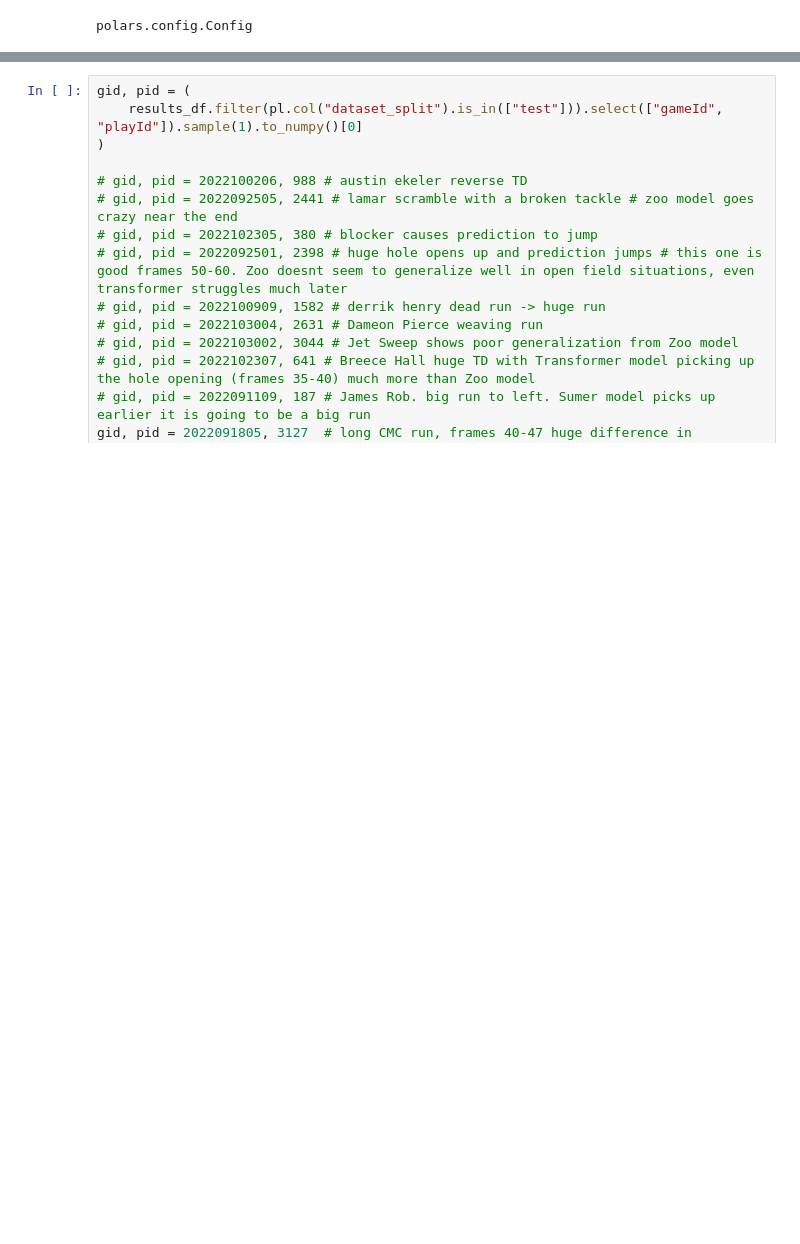
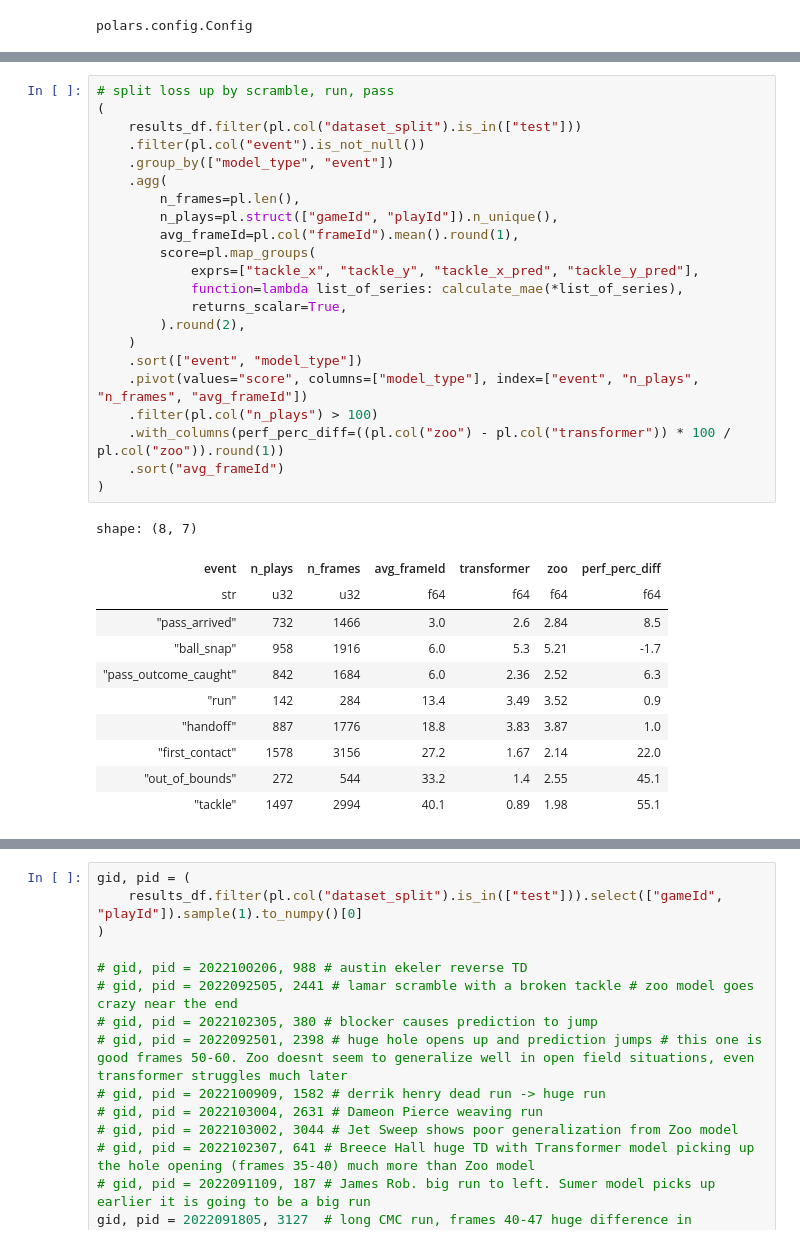
Before and after one commit to SumerSports/SportsTrackingTransformer, a Jupyter notebook: results/results_analysis.ipynb, the cells around one changed output, grey strips where cells are left out. Cells and saved outputs as stored; diff of their text form; blank space fills up the shorter version.

```diff
--- a/results/results_analysis.ipynb
+++ b/results/results_analysis.ipynb
@@ -139 +141,35 @@ shape: (5, 5)
+# %%
+# split loss up by scramble, run, pass
+(
+    results_df.filter(pl.col("dataset_split").is_in(["test"]))
+    .filter(pl.col("event").is_not_null())
+    .group_by(["model_type", "event"])
+    .agg(
+        n_frames=pl.len(),
+        n_plays=pl.struct(["gameId", "playId"]).n_unique(),
+        avg_frameId=pl.col("frameId").mean().round(1),
+        score=pl.map_groups(
+            exprs=["tackle_x", "tackle_y", "tackle_x_pred", "tackle_y_pred"],
+            function=lambda list_of_series: calculate_mae(*list_of_series),
+            returns_scalar=True,
+        ).round(2),
+    )
+    .sort(["event", "model_type"])
+    .pivot(values="score", columns=["model_type"], index=["event", "n_plays", "n_frames", "avg_frameId"])
+    .filter(pl.col("n_plays") > 100)
+    .with_columns(perf_perc_diff=((pl.col("zoo") - pl.col("transformer")) * 100 / pl.col("zoo")).round(1))
+    .sort("avg_frameId")
+)
+# %% [output]
+shape: (8, 7)
+| event | n_plays | n_frames | avg_frameId | transformer | zoo | perf_perc_diff |
+| str | u32 | u32 | f64 | f64 | f64 | f64 |
+| "pass_arrived" | 732 | 1466 | 3.0 | 2.6 | 2.84 | 8.5 |
+| "ball_snap" | 958 | 1916 | 6.0 | 5.3 | 5.21 | -1.7 |
+| "pass_outcome_caught" | 842 | 1684 | 6.0 | 2.36 | 2.52 | 6.3 |
+| "run" | 142 | 284 | 13.4 | 3.49 | 3.52 | 0.9 |
+| "handoff" | 887 | 1776 | 18.8 | 3.83 | 3.87 | 1.0 |
+| "first_contact" | 1578 | 3156 | 27.2 | 1.67 | 2.14 | 22.0 |
+| "out_of_bounds" | 272 | 544 | 33.2 | 1.4 | 2.55 | 45.1 |
+| "tackle" | 1497 | 2994 | 40.1 | 0.89 | 1.98 | 55.1 |
 # %%
```
Also changed, not shown: parts of 9 cells of this notebook, 3 other files.
